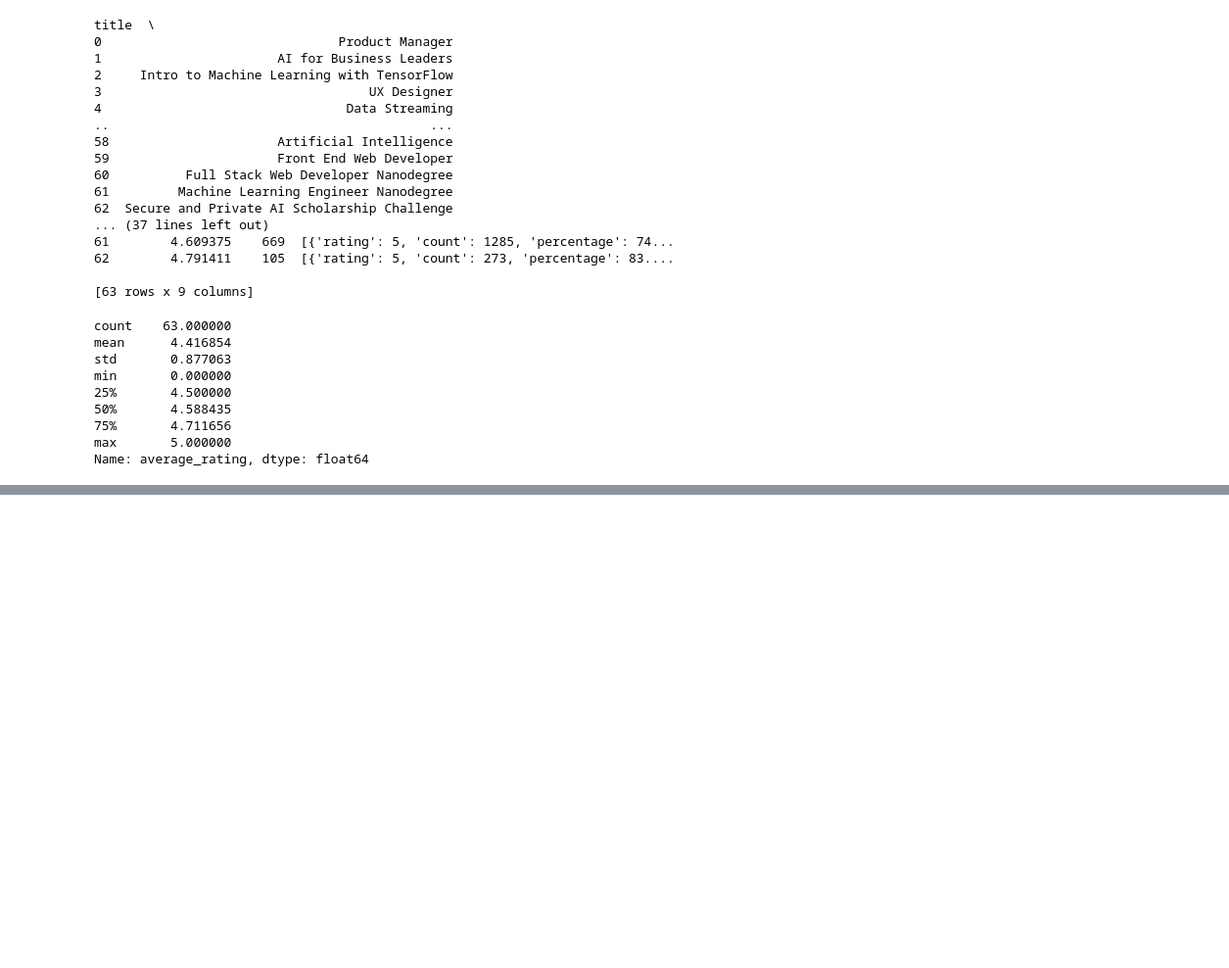
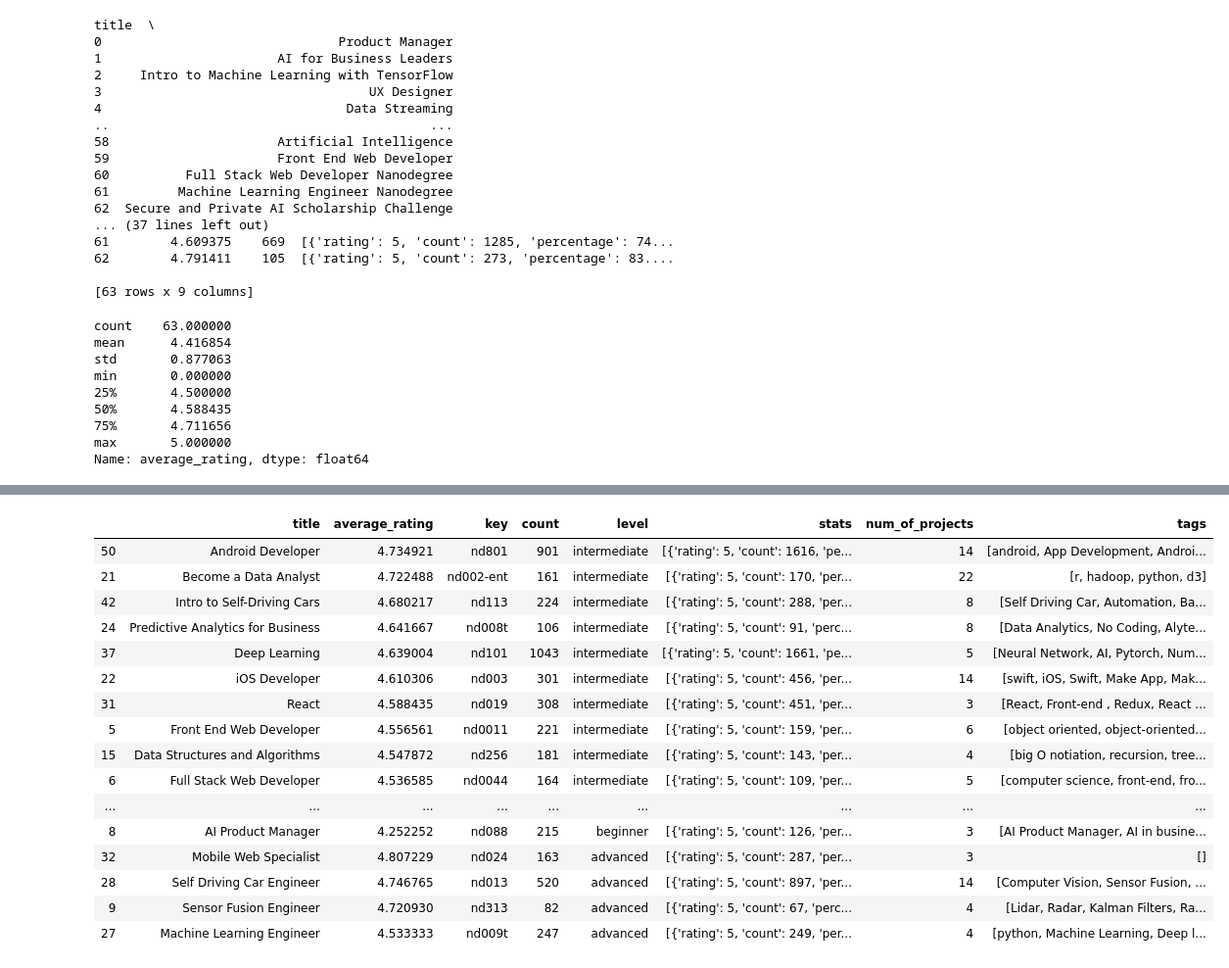
Before and after one commit to denistsoi/udacity-reviews, a Jupyter notebook: main.ipynb, the cells around one changed output, grey strips where cells are left out. Shown: that part at 98% size. Drawn from its saved outputs; the diff is of its cells as text; code cells hidden in the pictures; blank space fills up the shorter version.

```diff
--- a/main.ipynb
+++ b/main.ipynb
@@ -84,0 +177,26 @@ df_ratings.nlargest(3, "average_rating").plot.bar(x = "title", y = "average_rati
+# %%
+# let check sorted_df
+sorted_df.groupby(["level"]).mean()
+
+sorted_df = sorted_df.sort_values(by = ["level", "average_rating", "count", "num_of_projects"], ascending = False)
+
+# we're done massging here
+sorted_df
+# %% [output]
+|  | title | average_rating | key | count | level | stats | num_of_projects | tags |
+| 50 | Android Developer | 4.734921 | nd801 | 901 | intermediate | [{'rating': 5, 'count': 1616, 'pe... | 14 | [android, App Development, Androi... |
+| 21 | Become a Data Analyst | 4.722488 | nd002-ent | 161 | intermediate | [{'rating': 5, 'count': 170, 'per... | 22 | [r, hadoop, python, d3] |
+| 42 | Intro to Self-Driving Cars | 4.680217 | nd113 | 224 | intermediate | [{'rating': 5, 'count': 288, 'per... | 8 | [Self Driving Car, Automation, Ba... |
+| 24 | Predictive Analytics for Business | 4.641667 | nd008t | 106 | intermediate | [{'rating': 5, 'count': 91, 'perc... | 8 | [Data Analytics, No Coding, Alyte... |
+| 37 | Deep Learning | 4.639004 | nd101 | 1043 | intermediate | [{'rating': 5, 'count': 1661, 'pe... | 5 | [Neural Network, AI, Pytorch, Num... |
+| 22 | iOS Developer | 4.610306 | nd003 | 301 | intermediate | [{'rating': 5, 'count': 456, 'per... | 14 | [swift, iOS, Swift, Make App, Mak... |
+| 31 | React | 4.588435 | nd019 | 308 | intermediate | [{'rating': 5, 'count': 451, 'per... | 3 | [React, Front-end , Redux, React ... |
+| 5 | Front End Web Developer | 4.556561 | nd0011 | 221 | intermediate | [{'rating': 5, 'count': 159, 'per... | 6 | [object oriented, object-oriented... |
+| 15 | Data Structures and Algorithms | 4.547872 | nd256 | 181 | intermediate | [{'rating': 5, 'count': 143, 'per... | 4 | [big O notiation, recursion, tree... |
+| 6 | Full Stack Web Developer | 4.536585 | nd0044 | 164 | intermediate | [{'rating': 5, 'count': 109, 'per... | 5 | [computer science, front-end, fro... |
+| ... | ... | ... | ... | ... | ... | ... | ... | ... |
+| 8 | AI Product Manager | 4.252252 | nd088 | 215 | beginner | [{'rating': 5, 'count': 126, 'per... | 3 | [AI Product Manager, AI in busine... |
+| 32 | Mobile Web Specialist | 4.807229 | nd024 | 163 | advanced | [{'rating': 5, 'count': 287, 'per... | 3 | [] |
+| 28 | Self Driving Car Engineer | 4.746765 | nd013 | 520 | advanced | [{'rating': 5, 'count': 897, 'per... | 14 | [Computer Vision, Sensor Fusion, ... |
+| 9 | Sensor Fusion Engineer | 4.720930 | nd313 | 82 | advanced | [{'rating': 5, 'count': 67, 'perc... | 4 | [Lidar, Radar, Kalman Filters, Ra... |
+| 27 | Machine Learning Engineer | 4.533333 | nd009t | 247 | advanced | [{'rating': 5, 'count': 249, 'per... | 4 | [python, Machine Learning, Deep l... |
```
Also changed, not shown: parts of 12 cells of this notebook.
